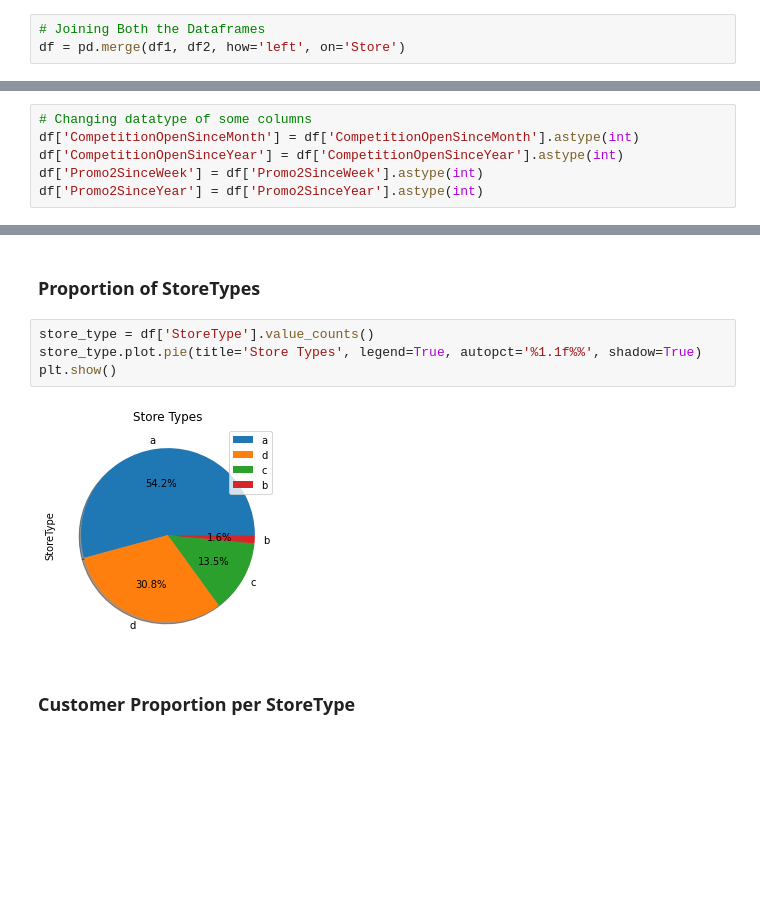
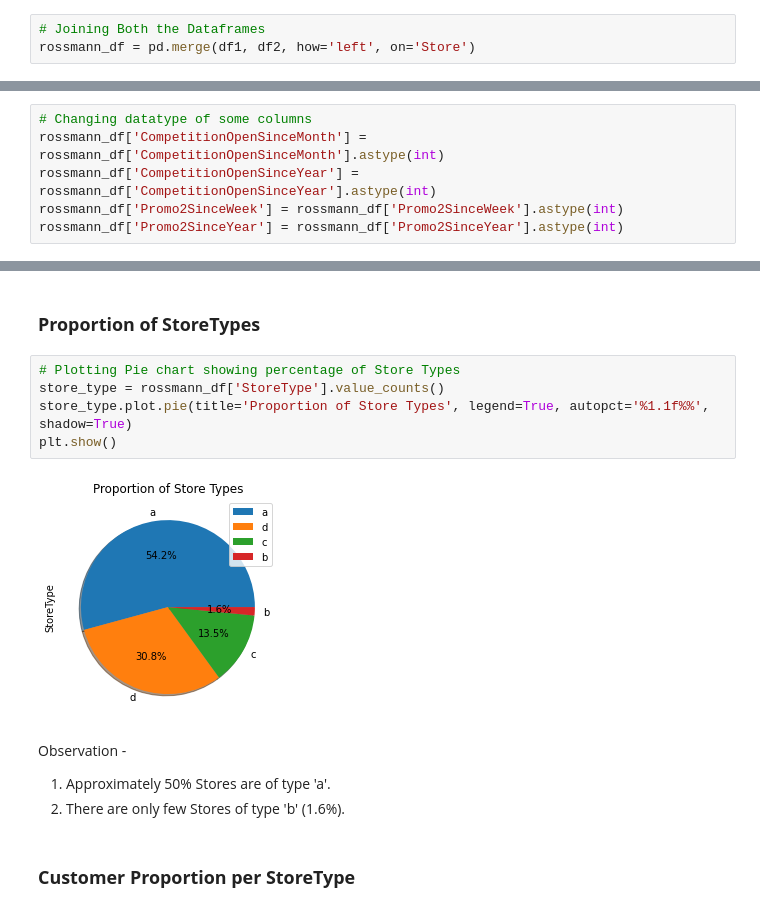
Before and after one commit to pushpam-raghuvanshi/rossmann_sales_prediction, a Jupyter notebook: Rossmann_Sales_Prediction_Capstone_Project.ipynb, the cells around one changed output, grey strips where cells are left out. Cells and saved outputs as stored; diff of their text form; blank space fills up the shorter version.

```diff
--- a/Rossmann_Sales_Prediction_Capstone_Project.ipynb
+++ b/Rossmann_Sales_Prediction_Capstone_Project.ipynb
@@ -186,6 +204,6 @@ print(df2.duplicated().sum())
 ## <b> Merging both the Datasets </b>
 # %%
 # Joining Both the Dataframes
-df = pd.merge(df1, df2, how='left', on='Store')
+rossmann_df = pd.merge(df1, df2, how='left', on='Store')
 # %% [markdown]
 ## <b> Understanding the Dataset </b>
@@ -259,6 +286,6 @@ memory usage: 178.5+ MB
 # %%
 # Changing datatype of some columns
-df['CompetitionOpenSinceMonth'] = df['CompetitionOpenSinceMonth'].astype(int)
-df['CompetitionOpenSinceYear'] = df['CompetitionOpenSinceYear'].astype(int)
-df['Promo2SinceWeek'] = df['Promo2SinceWeek'].astype(int)
-df['Promo2SinceYear'] = df['Promo2SinceYear'].astype(int)
+rossmann_df['CompetitionOpenSinceMonth'] = rossmann_df['CompetitionOpenSinceMonth'].astype(int)
+rossmann_df['CompetitionOpenSinceYear'] = rossmann_df['CompetitionOpenSinceYear'].astype(int)
+rossmann_df['Promo2SinceWeek'] = rossmann_df['Promo2SinceWeek'].astype(int)
+rossmann_df['Promo2SinceYear'] = rossmann_df['Promo2SinceYear'].astype(int)
@@ -388,11 +428,16 @@ sns.barplot(x='StoreType', y='Sales', data=df).set(title='Sales vs StoreType')
 # %% [markdown]
 ### **Proportion of StoreTypes**
 # %%
-store_type = df['StoreType'].value_counts()
-store_type.plot.pie(title='Store Types', legend=True, autopct='%1.1f%%', shadow=True)
+# Plotting Pie chart showing percentage of Store Types
+store_type = rossmann_df['StoreType'].value_counts()
+store_type.plot.pie(title='Proportion of Store Types', legend=True, autopct='%1.1f%%', shadow=True)
 plt.show()
 # %% [output]
-[figure, old version]
+[figure, new version]
+# %% [markdown]
+Observation -
+1. Approximately 50% Stores are of type 'a'.
+2. There are only few Stores of type 'b' (1.6%).
 # %% [markdown]
 ### **Customer Proportion per StoreType**
 # %%
```
Also changed, not shown: parts of 143 cells of this notebook.
